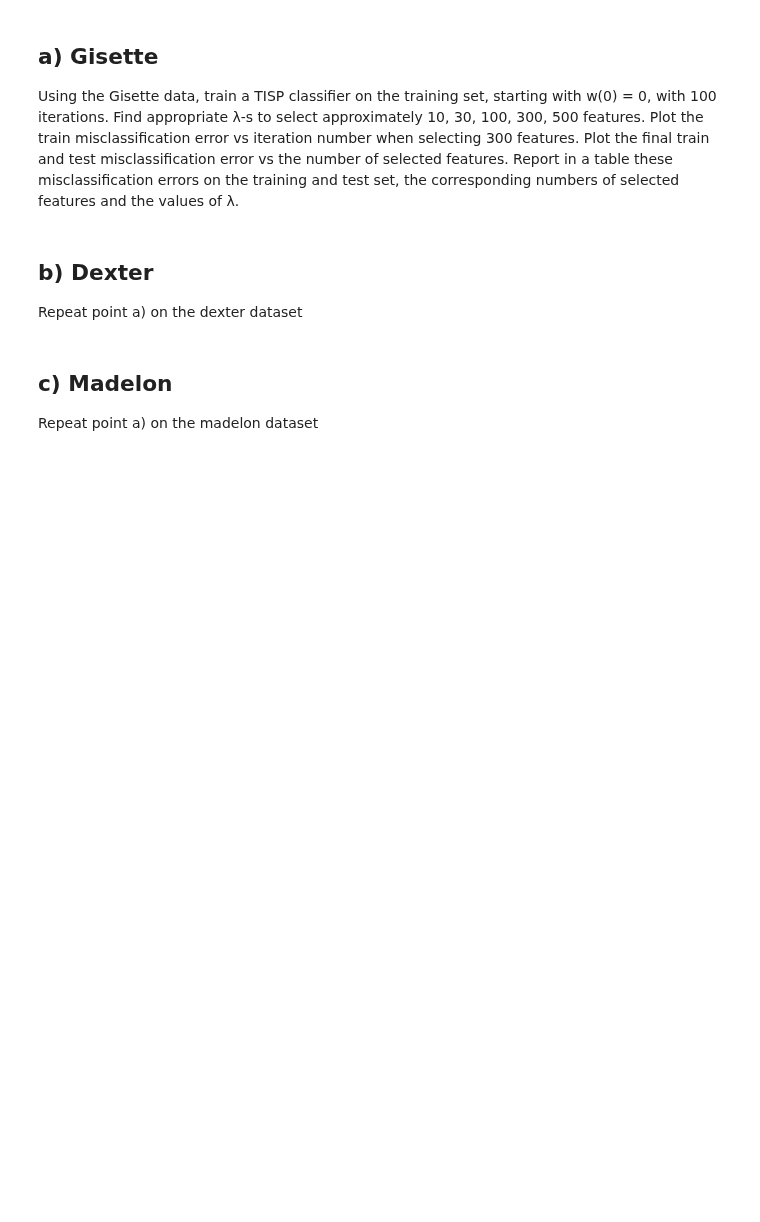
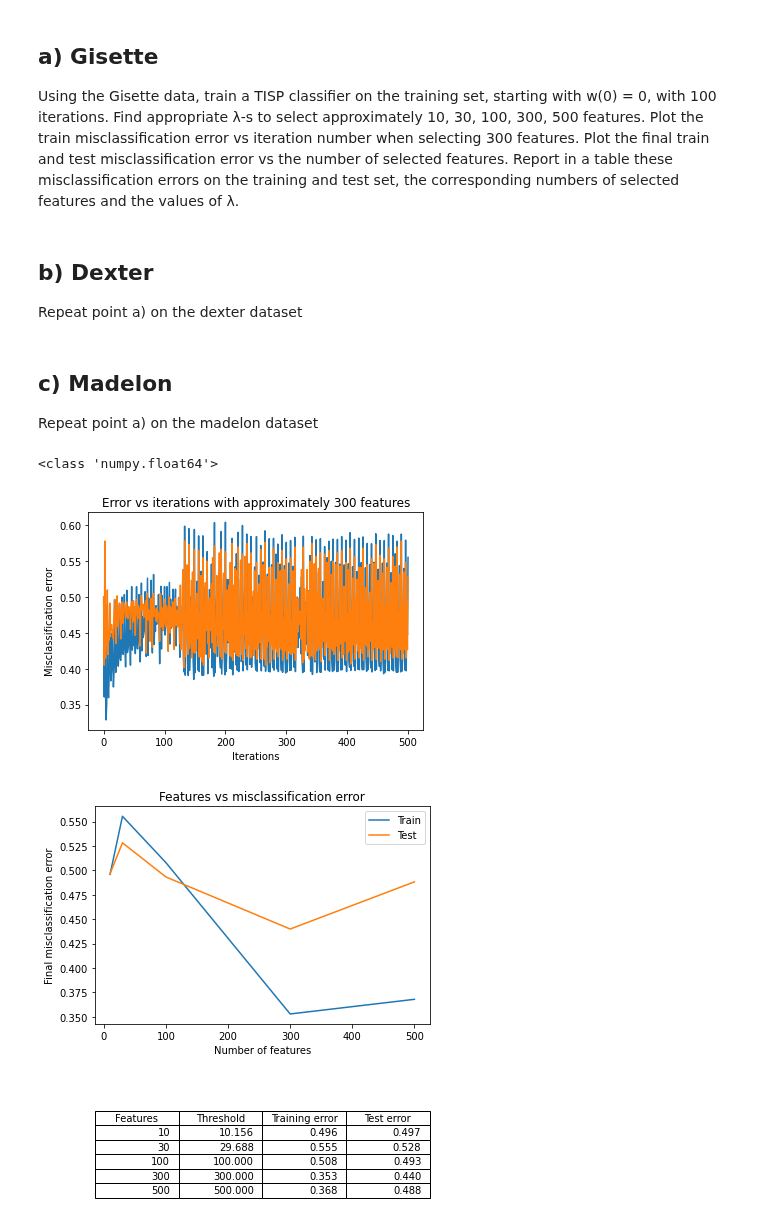
Before and after one commit to Kosaro/MachineLearningAssignments, a Jupyter notebook: FSA.ipynb, the cells around one changed output. Drawn from its saved outputs; the diff is of its cells as text; code cells hidden in the pictures; blank space fills up the shorter version.

Commit message:
First attempt, need to fix plots

```diff
--- a/FSA.ipynb
+++ b/FSA.ipynb
@@ -75,26 +108,26 @@ def hard_threshold(w, lmbda, eta=0):
 # %%
-def train_tisp(x_train, y_train, x_test, y_test, threshold):
-    iterations = 100
+def train_fsa(x_train, y_train, x_test, y_test, k):
+    iterations = 500
     x_train, x_test = normalize(x_train, x_test)
     x_train = np.hstack((np.ones((x_train.shape[0], 1)), x_train))
     x_test = np.hstack((np.ones((x_test.shape[0], 1)), x_test))
     y_train[y_train==-1] = 0
     y_test[y_test==-1] = 0
-    learning_rate = 1 / x_train.shape[0]
 
-    w = np.zeros(x_train.shape[1])
+    w = np.zeros(x_train.shape[1]) # initializing weights to 0
+    schedule = calc_schedule(x_train.shape[1], k, iterations)
+    #print("features:",schedule[-1])
     train_scores = []
     test_scores = []
     train_scores.append(1 - accuracy_score(y_train, predict(x_train, w)))
     test_scores.append(1 - accuracy_score(y_test, predict(x_test, w)))
-    for _ in range(iterations):
-        w = weights(w, x_train, learning_rate, y_train)
-        w = hard_threshold(w, threshold)
+    for parameters_to_keep in schedule:
+        if parameters_to_keep == 0:
+            break
+        w = update_weights(w, x_train, y_train)
+        w, x_train, x_test = eliminate_parameters(parameters_to_keep, w, x_train, x_test)
         train_scores.append(1 - accuracy_score(y_train, predict(x_train, w)))
         test_scores.append(1 - accuracy_score(y_test, predict(x_test, w)))
-    number_of_features = np.count_nonzero(w)
+    number_of_features = w.size
     return test_scores, train_scores, number_of_features
-
-def predict(X,w):
-    return np.round(1 /(1 + np.exp(-X @ w)))
 # %% [markdown]
@@ -127,7 +160,7 @@ def calibrate_lambda(x_train, y_train, x_test, y_test):
 #### Plot the error vs iteration and display final error in a table
 # %%
 def plot(features, thresholds, test_errors, train_errors, train_errors_to_plot, test_errors_to_plot):
-    iteration = list(range(101))
+    iteration = list(range(len(train_errors_to_plot)))
     plt.plot(iteration, train_errors_to_plot);
     plt.plot(iteration, test_errors_to_plot);
     plt.xlabel("Iterations")
@@ -135,30 +168,32 @@ def plot(features, thresholds, test_errors, train_errors, train_errors_to_plot,
     plt.title("Error vs iterations with approximately 300 features")
     plt.show()
 
+    plt.plot(features, train_errors)
+    plt.plot(features, test_errors)
+    plt.legend(["Train", "Test"])
+    plt.xlabel("Number of features")
+    plt.ylabel("Final misclassification error")
+    plt.title("Features vs misclassification error")
+
     thresholds = [f"{threshold:.3f}" for threshold in thresholds]
     test_errors = [f"{test_error:.3f}" for test_error in test_errors]
     train_errors = [f"{train_error:.3f}" for train_error in train_errors]
     plt.table(cellText=[*zip(features, thresholds, train_errors, test_errors)], colLabels=['Features','Threshold', 'Training error', 'Test error'],
               bbox=[0.0,-0.8, 1,.4], edges="closed" )
-    plt.plot(features, train_errors)
-    plt.plot(features, test_errors)
-    plt.xlabel("Number of features")
-    plt.ylabel("Final misclassification error")
-    plt.title("Features vs misclassification error")
     plt.show()
 
 def plot_tisp(x_train, y_train, x_test, y_test, thresholds):
     features = []
     train_errors = []
-    test_errors =[]
+    test_errors = []
     train_errors_to_plot = None
     test_errors_to_plot = None
     for i, threshold in enumerate(thresholds):
-        test_error, train_error, num_features = train_tisp(x_train, y_train, x_test, y_test, threshold)
+        test_error, train_error, num_features = train_fsa(x_train, y_train, x_test, y_test, threshold)
         features.append(num_features)
         train_errors.append(train_error[-1])
         test_errors.append(test_error[-1])
-        if i==3:
+        if i==1:
             train_errors_to_plot = train_error
             test_errors_to_plot = test_error
     plot(features, thresholds, test_errors, train_errors, train_errors_to_plot, test_errors_to_plot)
@@ -196,2 +231,6 @@ train_x, train_y, test_x, test_y = get_madelon()
 # %%
-plot_tisp(train_x, train_y, test_x, test_y, [.02539, .0203, .01045, 0, 0]);
+plot_tisp(train_x, train_y, test_x, test_y, [10.15625, 29.6875, 100, 300, 500]);
+# %% [output]
+<class 'numpy.float64'>
+[figure, added]
+[figure, added]
```
Also changed, not shown: parts of 19 cells of this notebook, 1 other file.
